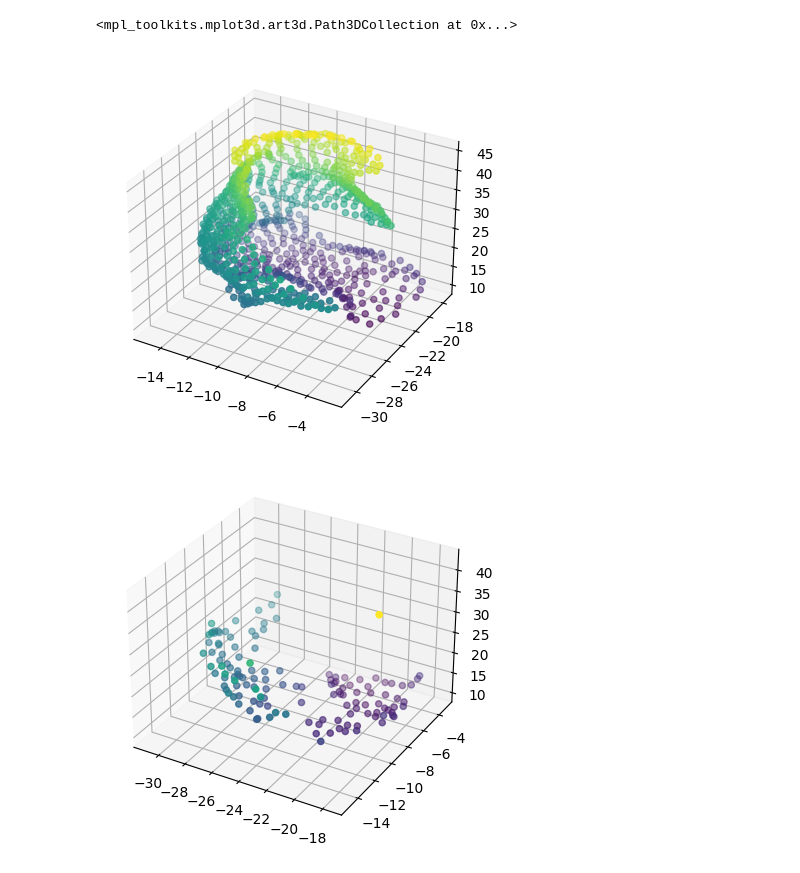
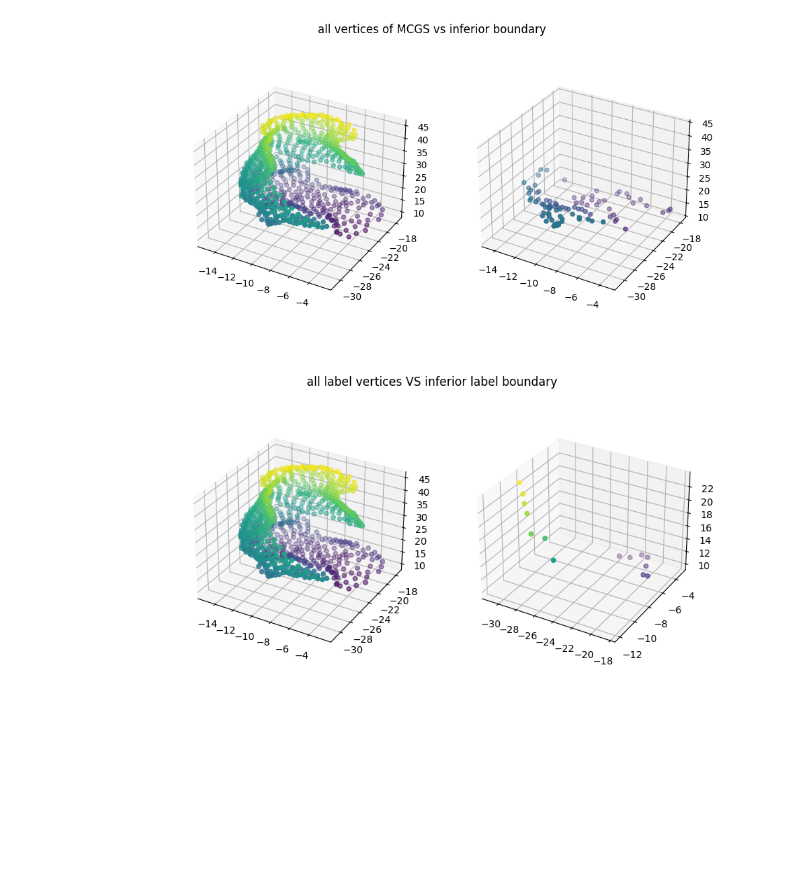
Before and after one commit to b-parker/CNL_scalpel, a Jupyter notebook: scripts/CNL_scalpel_scratch.ipynb, the cells around one changed output. Cells and saved outputs as stored; diff of their text form; code cells hidden in the pictures; blank space fills up the shorter version.

```diff
--- a/scripts/CNL_scalpel_scratch.ipynb
+++ b/scripts/CNL_scalpel_scratch.ipynb
@@ -116,18 +150,31 @@ array([[ -8.706, -30.928,  23.236],
+# %%
+fig = plt.figure(figsize=(10,5))
+ax1 = fig.add_subplot(121, projection='3d')
+ax2 = fig.add_subplot(122, projection='3d')
+ax1.scatter3D(r_data, a_data, s_data, cmap='viridis', c=s_data)
+
+# Getting lower bound of the sulcus
+
+ax2.scatter3D(r_data_min, a_data_min, s_data_min, cmap='viridis', c=s_data_min, vmin=10, vmax=45)
+ax2.set(zlim3d=[10,45]);
+plt.suptitle('all vertices of MCGS vs inferior boundary')
+plt.show();
+# %% [output]
+[figure, added]
 # %%
-fig = plt.figure()
-ax = plt.axes(projection='3d')
+# Getting lower bound of the sulcus
+fig = plt.figure(figsize=plt.figaspect(0.5))
+ax = fig.add_subplot(1, 2, 1, projection='3d')
 ax.scatter3D(r_data, a_data, s_data, cmap='viridis', c=s_data)
 
 # Getting lower bound of the sulcus
 
 r_data_min = np.array([ras[0] for ras in verts])
 a_data_min = np.array([ras[1] for ras in verts])
 s_data_min = np.array([ras[2] for ras in verts])
 
-fig = plt.figure()
-ax = plt.axes(projection='3d')
-ax.scatter3D(a_data_min, r_data_min, s_data_min, cmap='viridis', c=s_data_min)
+ax = fig.add_subplot(1, 2, 2, projection='3d')
+ax.scatter3D(a_data_min, r_data_min, s_data_min, cmap='viridis', c=s_data_min);
+plt.suptitle('all label vertices VS inferior label boundary');
 # %% [output]
-<mpl_toolkits.mplot3d.art3d.Path3DCollection at 0x...>
-[figure, old version]
+[figure, new version]
-[figure, removed]
```
Also changed, not shown: parts of 4 cells of this notebook, 1 other file.
